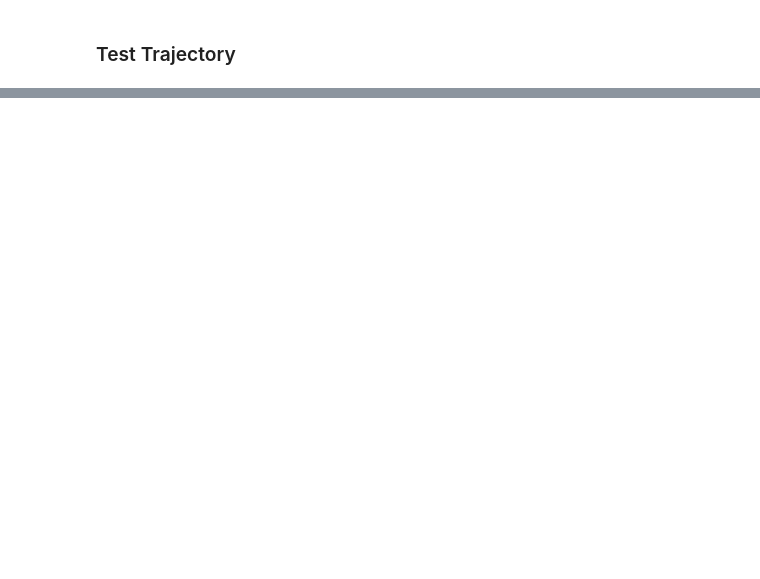
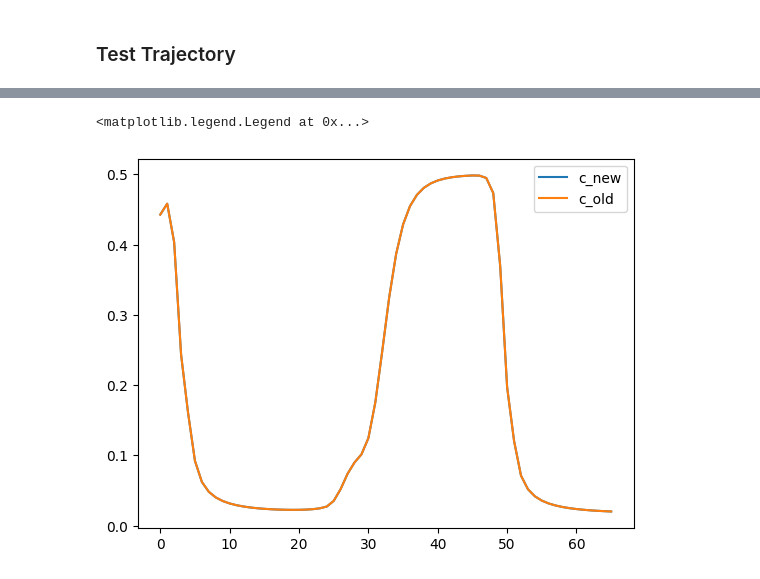
Before and after one commit to LukasBremer/adoptODE_smmodell, a Jupyter notebook: Spring_mass_model/test_mechanics.ipynb, the cells around one changed output, grey strips where cells are left out. Drawn from its saved outputs; the diff is of its cells as text; code cells hidden in the pictures; blank space fills up the shorter version.

```diff
--- a/Spring_mass_model/test_mechanics.ipynb
+++ b/Spring_mass_model/test_mechanics.ipynb
@@ -197,0 +221,12 @@ plt.legend()
+# %%
+#write a function, that gives every tenth value of an array
+
+def every_tenth(arr):
+    return arr[::15]
+
+t_short = every_tenth(t_evals)
+l_short = every_tenth(l_a[0,:])
+
+fq_short = interpax.CubicSpline(t_short, l_short)
+
+test_short = CubicSpline.construct_fast(fq_short.c,t_short)
@@ -197,0 +235,32 @@ plt.legend()
+# %%
+# Function to generate a dictionary of all elements of fq_short.c
+def c_to_dict(c):
+    d = {}
+    keys = []
+    for i in range(c.shape[0]):
+        for j in range(c.shape[1]):
+            d['c'+str(i)+'_'+str(j)] = c[i, j]
+            keys.append('c'+str(i)+'_'+str(j))
+    return d, keys
+
+@jit
+def dict_to_c(d, c_old):
+    c = jnp.zeros(c_old.shape)
+    for i in range(c_old.shape[0]):
+        for j in range(c_old.shape[1]):
+            c = c.at[i, j].set(d['c'+str(i)+'_'+str(j)])
+    return c
+
+
+# Generate dictionary and keys
+c_la0, keys = c_to_dict(fq_short.c)
+
+# Convert dictionary back to JAX array
+c_new = dict_to_c(c_la0, fq_short.c)
+# %%
+plt.plot(c_new[3,:],label = 'c_new')
+plt.plot(fq_short.c[3,:],label = 'c_old')
+plt.legend()
+# %% [output]
+<matplotlib.legend.Legend at 0x...>
+[figure, added]
```
Also changed, not shown: parts of 11 cells of this notebook, 5 other files.
